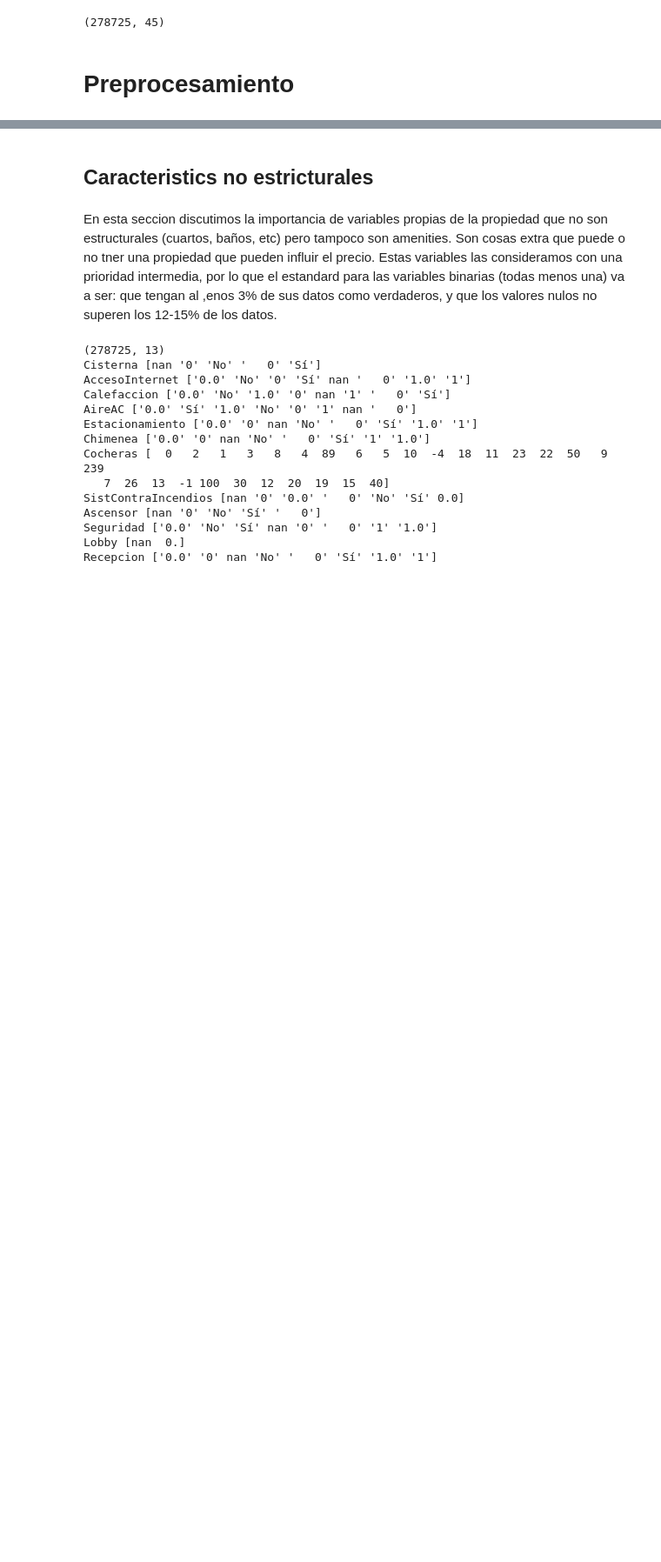
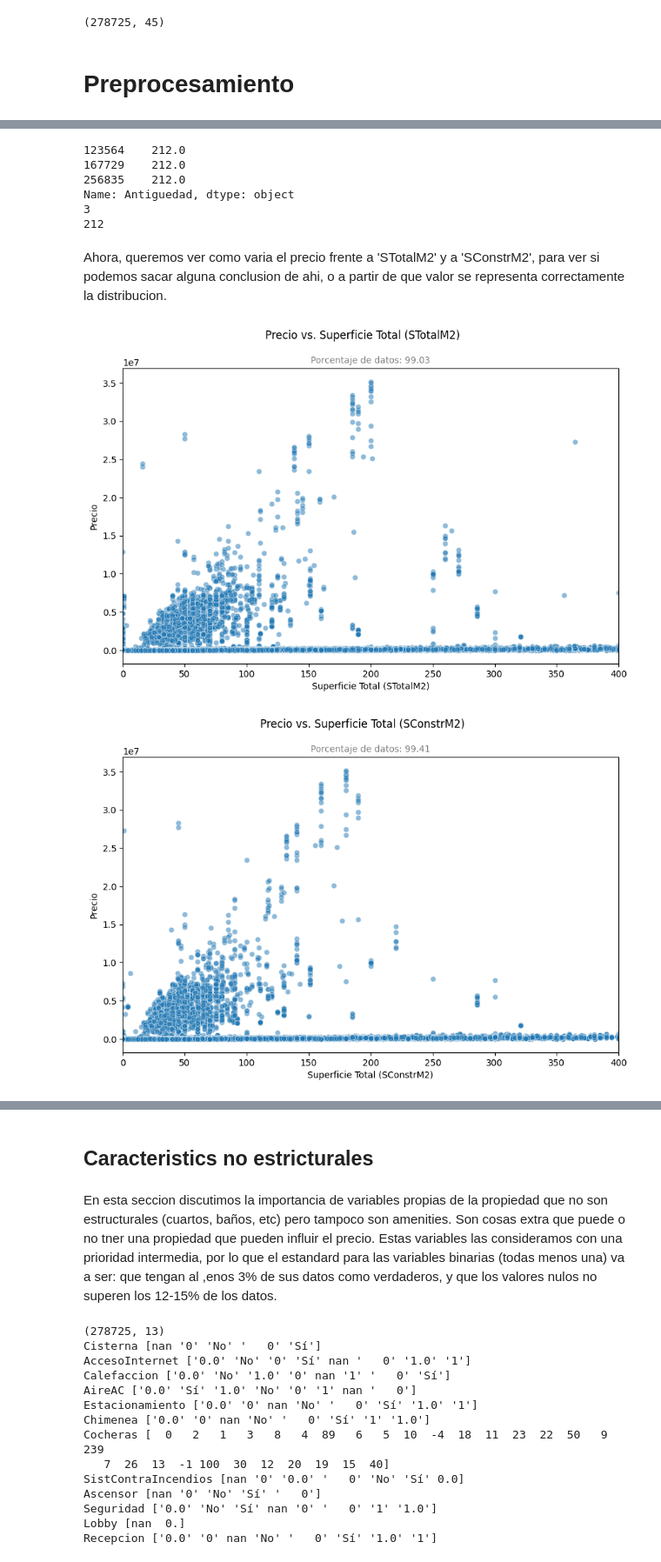
Before and after one commit to TomasD1az/I302_FP, a Jupyter notebook: analisis.ipynb, the cells around one changed output, grey strips where cells are left out. Shown at 87% size. Cells and saved outputs as stored; diff of their text form; code cells hidden in the pictures; blank space fills up the shorter version.

```diff
--- a/analisis.ipynb
+++ b/analisis.ipynb
@@ -13,0 +206,42 @@ print(data.shape)
+# %%
+a = data.loc[data['id_grid'] == 72534, 'Antiguedad']
+print(a)
+# hacer la media de a
+a = a.str.replace(' años', '')
+a = a.str.replace('Hasta ', '')
+
+#ahora convertirlos a ints
+a = pd.to_numeric(a, errors='coerce')
+a = a.fillna(0).astype(int)
+print(len(a))
+print(a.mode()[0])
+# %% [output]
+123564    212.0
+167729    212.0
+256835    212.0
+Name: Antiguedad, dtype: object
+3
+212
+# %% [markdown]
+Ahora, queremos ver como varia el precio frente a 'STotalM2' y a 'SConstrM2', para ver si podemos sacar alguna conclusion de ahi, o a partir de que valor se representa correctamente la distribucion.
+# %%
+plt.figure(figsize=(10, 6))
+sns.scatterplot(x=data['STotalM2'], y=data['precio_pesos_constantes'], alpha=0.5)
+plt.suptitle('Precio vs. Superficie Total (STotalM2)')
+plt.title('Porcentaje de datos: ' + str(np.round(len(data[data['STotalM2'] < 400]) / len(data) * 100, 2)), fontsize=10, color='grey')
+plt.xlabel('Superficie Total (STotalM2)')
+plt.ylabel('Precio')
+plt.xlim(0, 400)
+plt.show()
+
+plt.figure(figsize=(10, 6))
+sns.scatterplot(x=data['SConstrM2'], y=data['precio_pesos_constantes'], alpha=0.5)
+plt.suptitle('Precio vs. Superficie Total (SConstrM2)')
+plt.title('Porcentaje de datos: ' + str(np.round(len(data[data['SConstrM2'] < 400]) / len(data) * 100, 2)), fontsize=10, color='grey')
+plt.xlabel('Superficie Total (SConstrM2)')
+plt.ylabel('Precio')
+plt.xlim(0, 400)
+plt.show()
+# %% [output]
+[figure, added]
+[figure, added]
```
Also changed, not shown: parts of 28 cells of this notebook, 8 other files.
